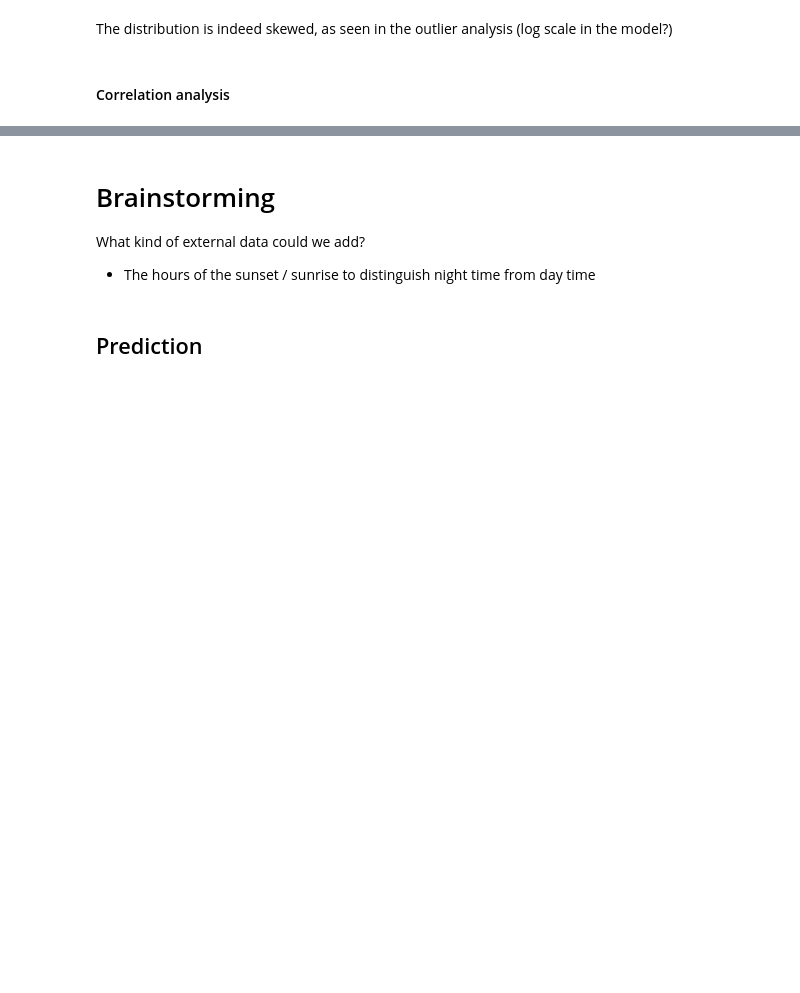
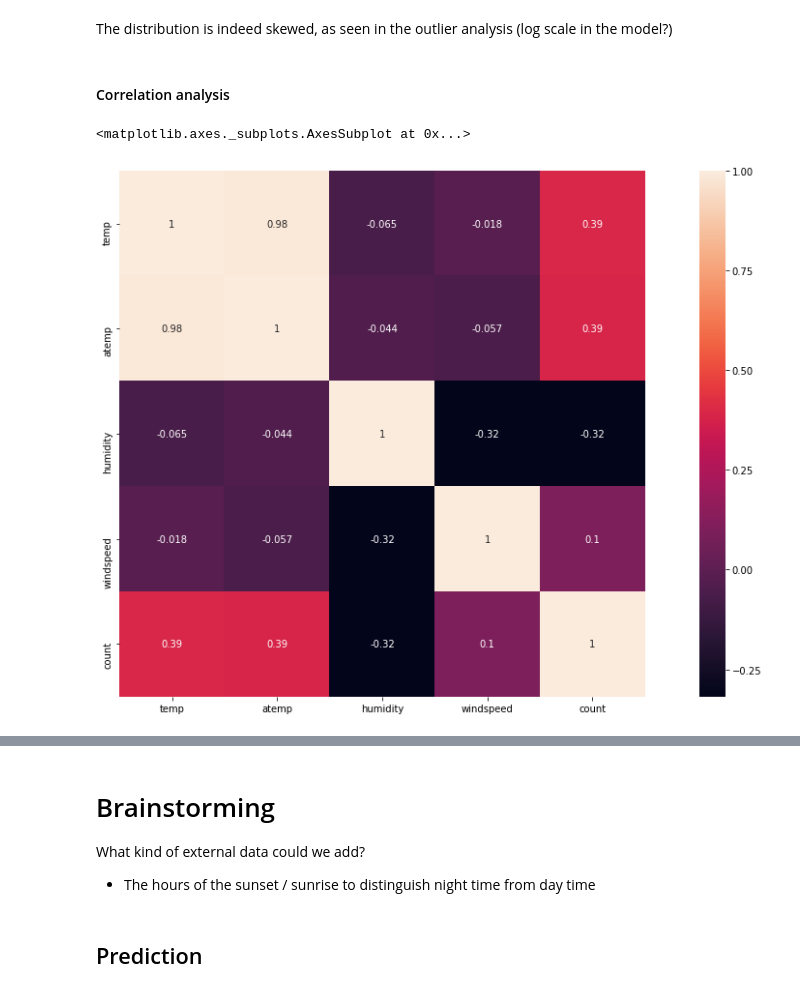
Before and after one commit to InesVA/predicting-bike-sharing-demand, a Jupyter notebook: Bike Sharing Prediction.ipynb, the cells around one changed output, grey strips where cells are left out. Cells and saved outputs as stored; diff of their text form; code cells hidden in the pictures; blank space fills up the shorter version.

Commit message:
Added correlation matrix and analysis

```diff
--- a/Bike Sharing Prediction.ipynb
+++ b/Bike Sharing Prediction.ipynb
@@ -152,3 +174,11 @@ plt.show()
 The distribution is indeed skewed, as seen in the outlier analysis (log scale in the model?)
 # %% [markdown]
 #### Correlation analysis
+# %%
+corr_matrix = train[["temp","atemp","humidity","windspeed","count"]].corr()
+fig,ax= plt.subplots()
+fig.set_size_inches(20,10)
+sn.heatmap(corr_matrix, square=True,annot=True)
+# %% [output]
+<matplotlib.axes._subplots.AxesSubplot at 0x...>
+[figure, added]
```
Also changed, not shown: parts of 3 cells of this notebook.
